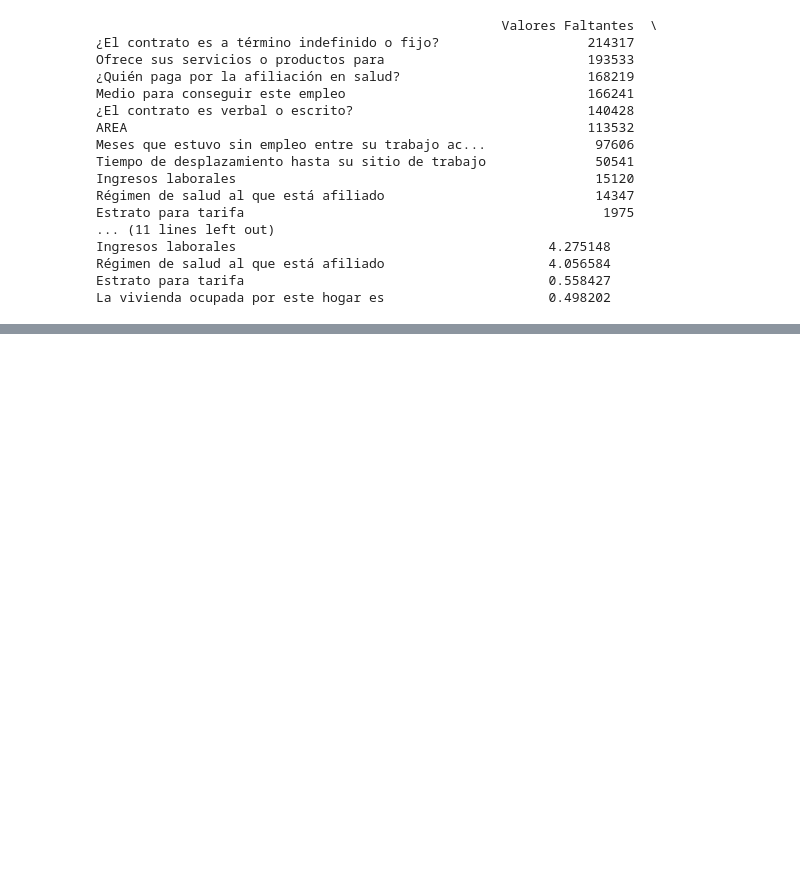
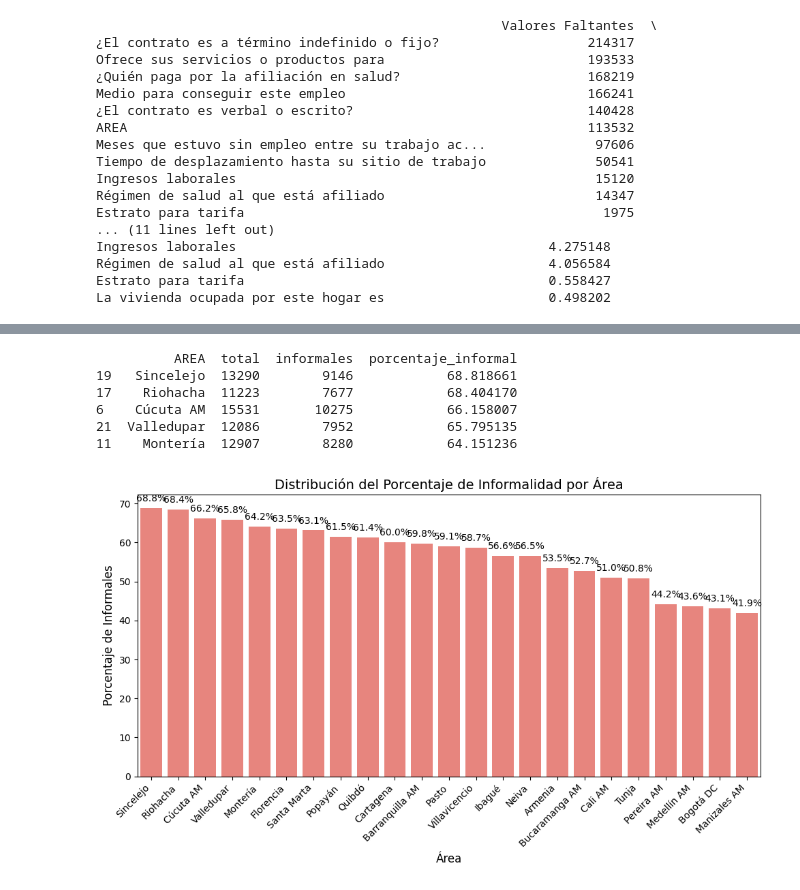
Before and after one commit to ivanna0994/jbook_dataviz_2025, a Jupyter notebook: _sources/capitulo2.ipynb, the cells around one changed output, grey strips where cells are left out. Saved outputs shown, nothing was run; the diff lists cells and outputs as text; code cells hidden in the pictures; blank space fills up the shorter version.

```diff
--- a/_sources/capitulo2.ipynb
+++ b/_sources/capitulo2.ipynb
@@ -74,0 +126,2 @@ Las variables categóricas cuyo porcentaje de valores nulos fue cercano a cero,
+# %%
+datos2['formalidad'] = pd.to_numeric(datos2['formalidad'], errors='coerce')
@@ -74,0 +130,60 @@ Las variables categóricas cuyo porcentaje de valores nulos fue cercano a cero,
+# %%
+
+df_informal_area = datos2.groupby('AREA').agg(
+    total=('formalidad', 'size'),
+    informales=('formalidad', lambda x: (x == 0).sum())
+).reset_index()
+
+
+df_informal_area['porcentaje_informal'] = (df_informal_area['informales'] / df_informal_area['total']) * 100
+
+
+df_informal_area = df_informal_area.sort_values(
+    by='porcentaje_informal', ascending=False
+)
+
+print(df_informal_area.head())
+# %% [output]
+          AREA  total  informales  porcentaje_informal
+19   Sincelejo  13290        9146            68.818661
+17    Riohacha  11223        7677            68.404170
+6    Cúcuta AM  15531       10275            66.158007
+21  Valledupar  12086        7952            65.795135
+11    Montería  12907        8280            64.151236
+# %%
+
+plt.figure(figsize=(10, 6))
+
+
+order_area = df_informal_area['AREA']
+
+ax = sns.barplot(
+    data=df_informal_area,
+    x='AREA',
+    y='porcentaje_informal',
+    order=order_area,
+    color='#F8766D'
+)
+
+
+for p in ax.patches:
+    height = p.get_height()
+    ax.annotate(
+        f'{height:.1f}%',
+        (p.get_x() + p.get_width() / 2., height),
+        ha='center',
+        va='bottom',
+        xytext=(0, 5),
+        textcoords='offset points',
+        fontsize=10
+    )
+
+
+plt.title("Distribución del Porcentaje de Informalidad por Área", fontsize=14)
+plt.xlabel("Área", fontsize=12)
+plt.ylabel("Porcentaje de Informales", fontsize=12)
+plt.xticks(rotation=45, ha='right')
+plt.tight_layout()
+plt.show()
+# %% [output]
+[figure, added]
```
Also changed, not shown: parts of 15 cells of this notebook, 6 other files.
